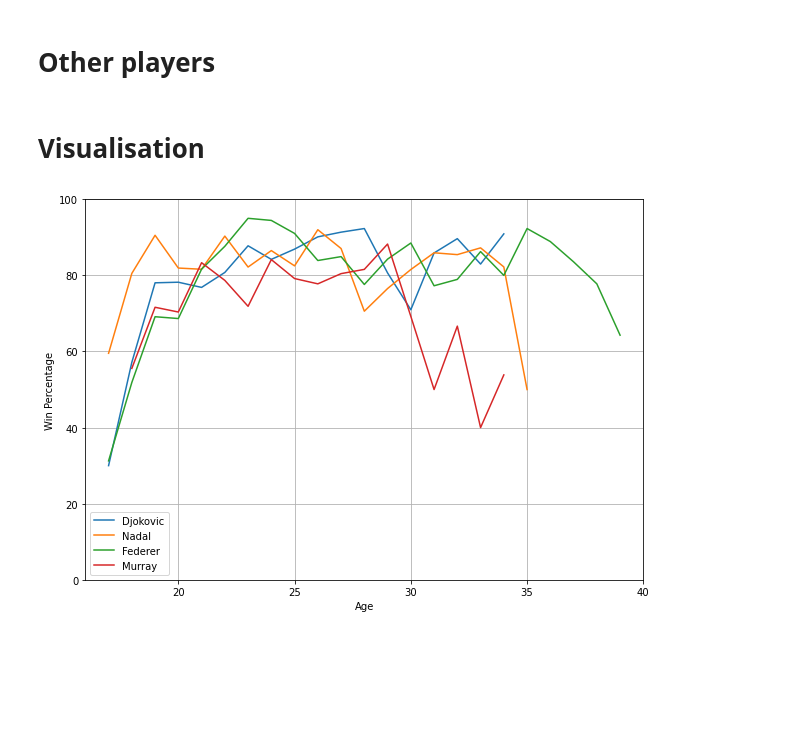
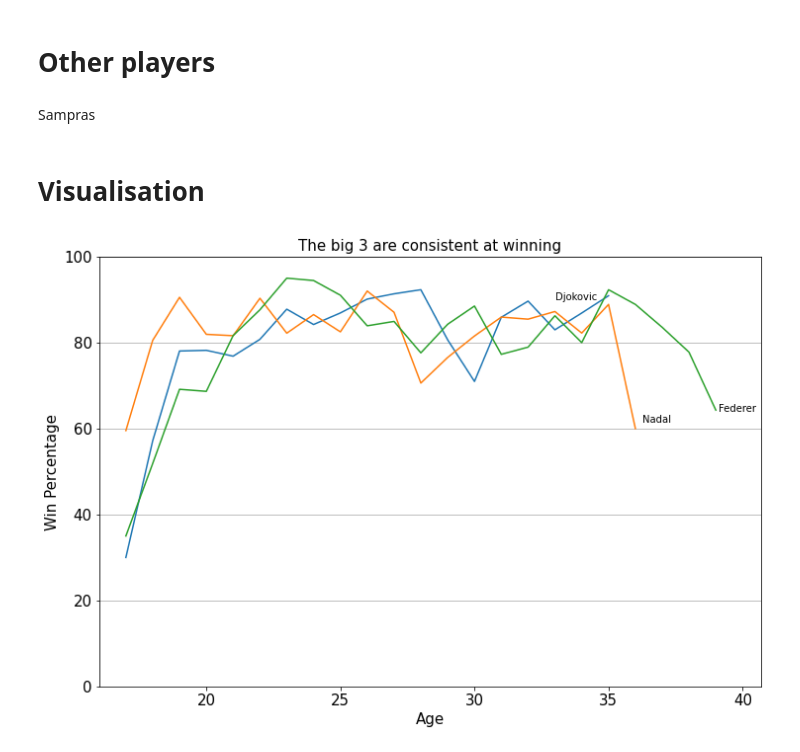
Before and after one commit to harryclem/TennisTop3, a Jupyter notebook: Top 3 tennis figures.ipynb, the cells around one changed output. Saved outputs shown, nothing was run; the diff lists cells and outputs as text; code cells hidden in the pictures; blank space fills up the shorter version.

Commit message:
Nice plotting big 3
Made the plot of the big 3 players look nice and added labels

```diff
--- a/Top 3 tennis figures.ipynb
+++ b/Top 3 tennis figures.ipynb
@@ -13,7 +13,7 @@ warnings.filterwarnings('ignore')
 # %%
 tennis_data_list = []
 
-for i in range(1999, 2022):
+for i in range(1988, 2023):
 
     tennis_data_list.append(pd.read_csv('https://raw.githubusercontent.com/JeffSackmann/tennis_atp/master/atp_matches_' + str(i) + '.csv'))
 # %%
@@ -155,3 +156,5 @@ murray_wins_losses = get_wins_losses(murray_win, murray_loss)
 # %%
 win_murray_percentage = calculate_win_pct(murray_wins_losses, ["Murray_win_pct"],
                                           ["win_Andy Murray"], ["lose_Andy Murray"])
+# %% [markdown]
+Sampras
@@ -158,17 +169,23 @@ win_murray_percentage = calculate_win_pct(murray_wins_losses, ["Murray_win_pct"]
 # %% [markdown]
 # Visualisation
 # %%
-plt.figure(figsize = (10, 7))
+plt.figure(figsize = (12, 8))
 plt.plot(win_big_3_percentage["Djokovic_win_pct"], label = "Djokovic")
 plt.plot(win_big_3_percentage["Nadal_win_pct"], label = "Nadal")
 plt.plot(win_big_3_percentage["Federer_win_pct"], label = "Federer")
-plt.plot(win_murray_percentage["Murray_win_pct"], label = "Murray")
-plt.xlim(16, 40)
+#plt.plot(win_sampras_percentage["Sampras_win_pct"], label = "Sampras")
+plt.xlim(16, 40.7)
 plt.ylim(0, 100)
-plt.legend()
-plt.grid()
-plt.xlabel("Age")
-plt.ylabel("Win Percentage")
+#plt.legend()
+plt.grid(axis = "y")
+plt.xlabel("Age", fontsize = 15)
+plt.ylabel("Win Percentage", fontsize = 15)
+plt.title("The big 3 are consistent at winning", fontsize = 15)
+plt.annotate("Federer", (39.1, 64))
+plt.annotate("Nadal", (36.25, 61.5))
+plt.annotate("Djokovic", (33, 90))
+plt.xticks(fontsize = 15)
+plt.yticks(fontsize = 15)
 plt.show()
 # %% [output]
-[figure, old version]
+[figure, new version]
```
Also changed, not shown: parts of 9 cells of this notebook.
